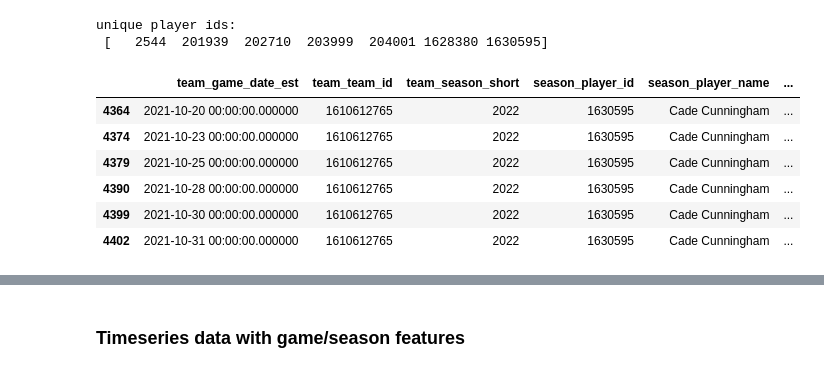
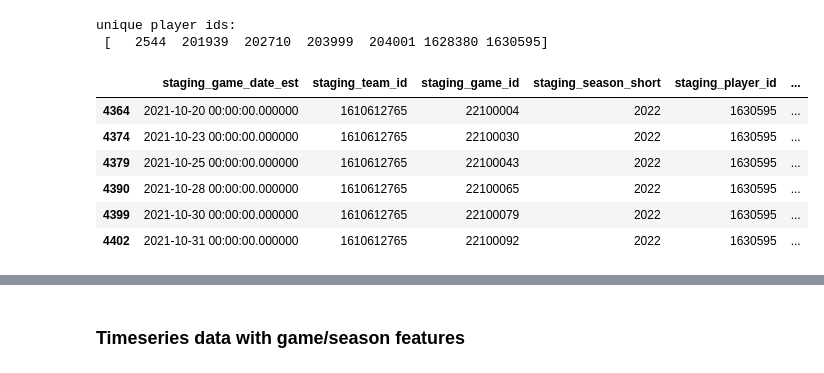
Before and after one commit to brownbrandon272/basketball, a Jupyter notebook: scripts/create_ts_data.ipynb, the cells around one changed output, grey strips where cells are left out. Saved outputs shown, nothing was run; the diff lists cells and outputs as text; code cells hidden in the pictures.

```diff
--- a/scripts/create_ts_data.ipynb
+++ b/scripts/create_ts_data.ipynb
@@ -751,15 +752,15 @@ def comment_cat(comment_str):
     except:
         return comment_str, comment_str
 # %%
-df_game_detail_ts = pd.merge(df_gamedays2, df_game_detail, on=['GAME_ID', 'TEAM_ID'], how='inner')
+df_game_detail_fill_staging = pd.merge(df_gamedays2, df_game_detail, on=['GAME_ID', 'TEAM_ID'], how='inner')
 drop_cols_initial_detail = [c for c in df_gamedays2.columns if c not in ['GAME_DATE_EST', 'season_short', 'GAME_ID', 'TEAM_ID']]
-df_game_detail_ts.drop(drop_cols_initial_detail, axis=1, inplace=True)
+df_game_detail_fill_staging.drop(drop_cols_initial_detail, axis=1, inplace=True)
 
-df_game_detail_ts['GAME_DATE_EST'] = pd.to_datetime(df_game_detail_ts['GAME_DATE_EST'])
-df_game_detail_ts['next_game_date'] = df_game_detail_ts.groupby(['PLAYER_ID', 'season_short'])['GAME_DATE_EST'].shift(-1)
-df_game_detail_ts['last_game_date'] = df_game_detail_ts.groupby(['PLAYER_ID', 'season_short'])['GAME_DATE_EST'].shift(1)
+df_game_detail_fill_staging['GAME_DATE_EST'] = pd.to_datetime(df_game_detail_fill_staging['GAME_DATE_EST'])
+df_game_detail_fill_staging['next_game_played_date'] = df_game_detail_fill_staging.groupby(['PLAYER_ID', 'season_short'])['GAME_DATE_EST'].shift(-1)
+df_game_detail_fill_staging['last_game_played_date'] = df_game_detail_fill_staging.groupby(['PLAYER_ID', 'season_short'])['GAME_DATE_EST'].shift(1)
 
-df_game_detail_ts
+df_game_detail_fill_staging
 # %% [output]
 |  | GAME_DATE_EST | GAME_ID | TEAM_ID | season_short | TEAM_ABBREVIATION | TEAM_CITY | PLAYER_ID | PLAYER_NAME | ... |
 | 0 | 2003-10-28 | 20300003 | 1610612742 | 2004 | DAL | Dallas | 952 | Antoine Walker | ... |
@@ -775,15 +776,15 @@ df_game_detail_ts
 | 579661 | 2022-12-22 | 22200478 | 1610612764 | 2023 | WAS | Washington | 1630264 | Anthony Gill | ... |
 579662 rows × 33 columns
 # %%
-pd.set_option("display.max_rows", 30)
-
-## get unique list of PLAYER_ID and season_short from df_game_detail_ts
 def player_season_agg(x):
     names = {'min_date': x['GAME_DATE_EST'].min(), }
             #  'max_date': x['GAME_DATE_EST'].max()}
     return pd.Series(names, index=['min_date']) # , 'max_date'])
+
+pd.set_option("display.max_rows", 30)
+
 player_szn_group_cols = ['PLAYER_ID', 'PLAYER_NAME', 'TEAM_ID', 'season_short']
-player_seasons = df_game_detail_ts.groupby(player_szn_group_cols).apply(player_season_agg).reset_index()
+player_seasons = df_game_detail_fill_staging.groupby(player_szn_group_cols).apply(player_season_agg).reset_index()
 player_seasons.sort_values(by=['PLAYER_ID', 'season_short', 'TEAM_ID'], inplace=True)
 player_seasons.drop_duplicates(subset=['PLAYER_ID', 'season_short', 'TEAM_ID'], inplace=True)
 
@@ -842,44 +843,45 @@ unique player ids:
 # %%
 ## 3. Join games table onto season table
 import pandasql as ps
 
 sqlcode = '''
-    select team.GAME_DATE_EST as team_game_date_est,
-        team.TEAM_ID as team_team_id,
-        team.season_short as team_season_short,
-        season.PLAYER_ID as season_player_id,
-        season.PLAYER_NAME as season_player_name,
+    select team.GAME_DATE_EST as staging_game_date_est,
+        team.TEAM_ID as staging_team_id,
+        team.GAME_ID as staging_game_id,
+        team.season_short as staging_season_short,
+        season.PLAYER_ID as staging_player_id,
+        season.PLAYER_NAME as staging_player_name,
         player.*
     from df_gamedays2 team
     inner join some_players_seasons season
         on team.season_short = season.season_short
             and team.TEAM_ID = season.TEAM_ID
             and ((team.TEAM_ID = season.first_team_of_season) or (team.GAME_DATE_EST >= season.min_date))
             and ((team.TEAM_ID = season.last_team_of_season) or (team.GAME_DATE_EST < season.max_date))
-    left join df_game_detail_ts player
+    left join df_game_detail_fill_staging player
         on season.PLAYER_ID = player.PLAYER_ID
             and team.GAME_ID = player.GAME_ID
             and team.TEAM_ID = player.TEAM_ID
             and team.season_short = player.season_short
             and (
-                ((player.next_game_date is null) and (team.GAME_DATE_EST > player.GAME_DATE_EST))
-                or ((player.last_game_date is null) and (team.GAME_DATE_EST <= player.GAME_DATE_EST))
-                or ((player.next_game_date is not null) and (player.last_game_date is not null) and
-                    (team.GAME_DATE_EST >= player.GAME_DATE_EST) and (team.GAME_DATE_EST < player.next_game_date))
+                ((player.next_game_played_date is null) and (team.GAME_DATE_EST > player.GAME_DATE_EST))
+                or ((player.last_game_played_date is null) and (team.GAME_DATE_EST <= player.GAME_DATE_EST))
+                or ((player.next_game_played_date is not null) and (player.last_game_played_date is not null) and
+                    (team.GAME_DATE_EST >= player.GAME_DATE_EST) and (team.GAME_DATE_EST < player.next_game_played_date))
             )
     ;
     '''
 
 some_players_games_filled = ps.sqldf(sqlcode,locals())
-display(some_players_games_filled[(some_players_games_filled['season_player_name'] == 'Cade Cunningham')].head(6))
+display(some_players_games_filled[(some_players_games_filled['staging_player_name'] == 'Cade Cunningham')].head(6))
 # %% [output]
-|  | team_game_date_est | team_team_id | team_season_short | season_player_id | season_player_name | ... |
-| 4364 | 2021-10-20 00:00:00.000000 | 1610612765 | 2022 | 1630595 | Cade Cunningham | ... |
-| 4374 | 2021-10-23 00:00:00.000000 | 1610612765 | 2022 | 1630595 | Cade Cunningham | ... |
-| 4379 | 2021-10-25 00:00:00.000000 | 1610612765 | 2022 | 1630595 | Cade Cunningham | ... |
-| 4390 | 2021-10-28 00:00:00.000000 | 1610612765 | 2022 | 1630595 | Cade Cunningham | ... |
-| 4399 | 2021-10-30 00:00:00.000000 | 1610612765 | 2022 | 1630595 | Cade Cunningham | ... |
-| 4402 | 2021-10-31 00:00:00.000000 | 1610612765 | 2022 | 1630595 | Cade Cunningham | ... |
+|  | staging_game_date_est | staging_team_id | staging_game_id | staging_season_short | staging_player_id | ... |
+| 4364 | 2021-10-20 00:00:00.000000 | 1610612765 | 22100004 | 2022 | 1630595 | ... |
+| 4374 | 2021-10-23 00:00:00.000000 | 1610612765 | 22100030 | 2022 | 1630595 | ... |
+| 4379 | 2021-10-25 00:00:00.000000 | 1610612765 | 22100043 | 2022 | 1630595 | ... |
+| 4390 | 2021-10-28 00:00:00.000000 | 1610612765 | 22100065 | 2022 | 1630595 | ... |
+| 4399 | 2021-10-30 00:00:00.000000 | 1610612765 | 22100079 | 2022 | 1630595 | ... |
+| 4402 | 2021-10-31 00:00:00.000000 | 1610612765 | 22100092 | 2022 | 1630595 | ... |
 # %%
 ## convert any field with date in it to datetime
 date_cols = [c for c in some_players_games_filled.columns if 'date' in c.lower()]
```
Also changed, not shown: parts of 14 cells of this notebook, 1 other file.
